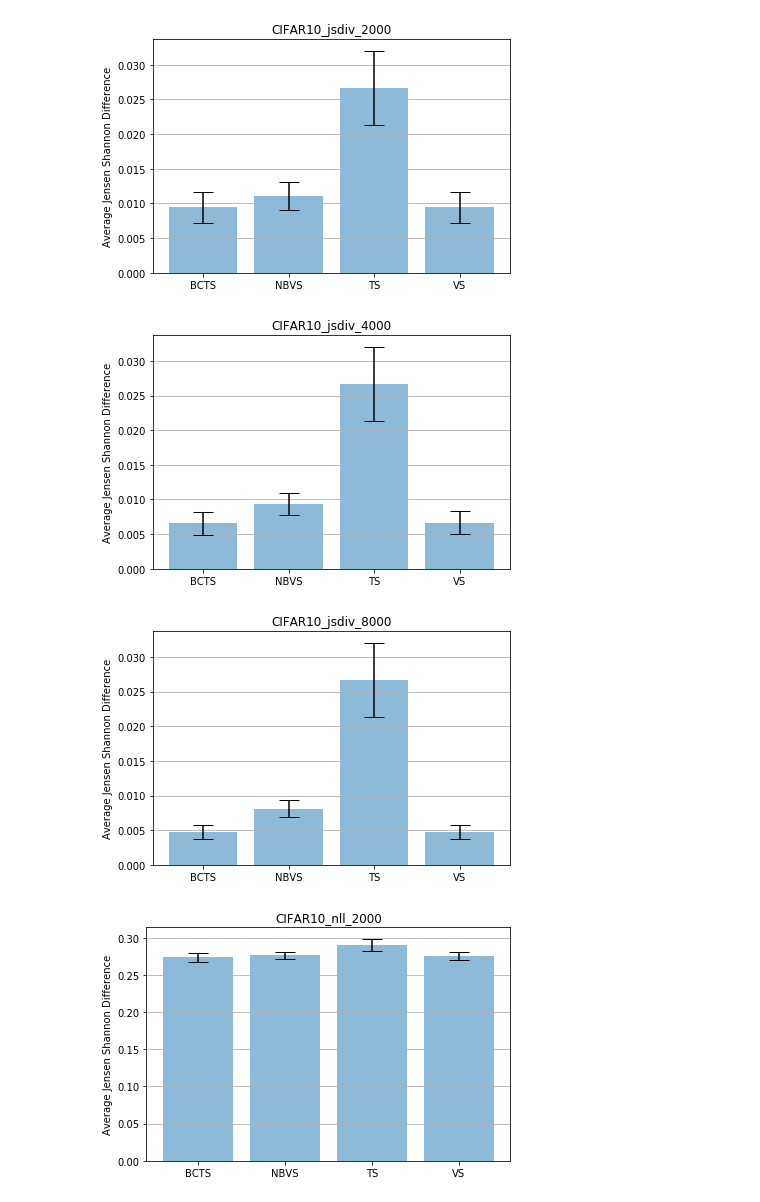
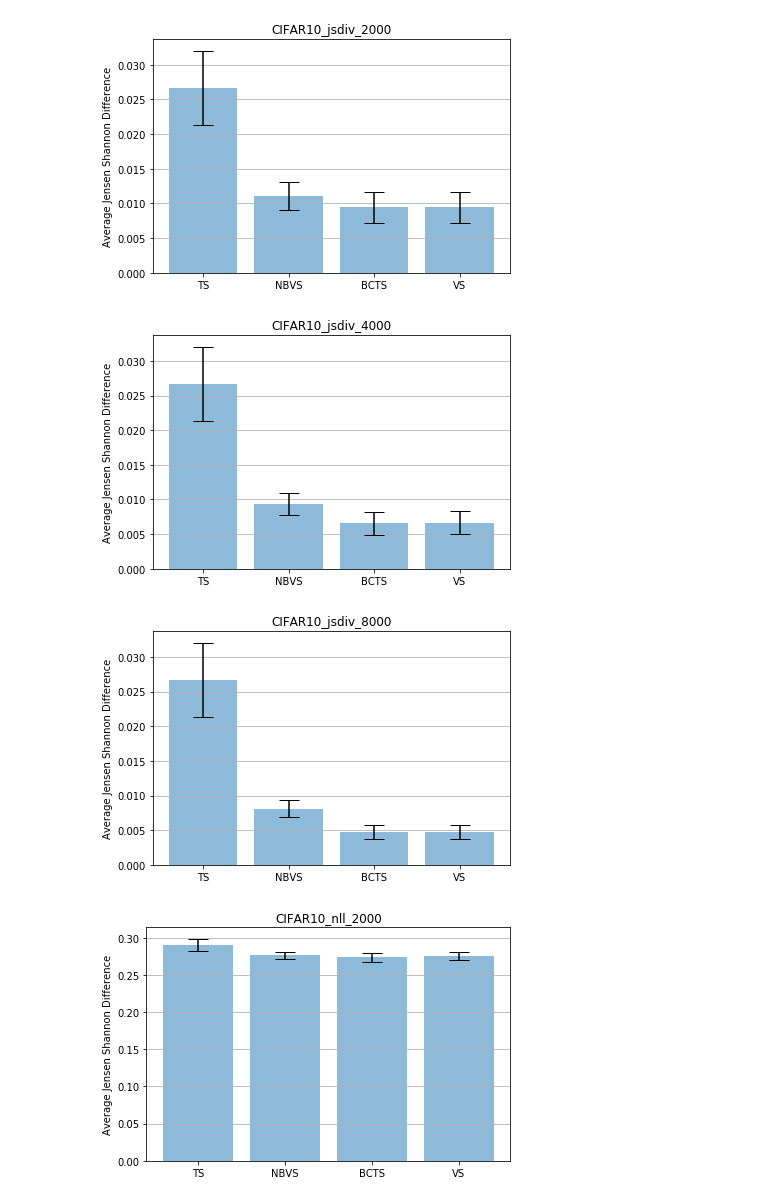
Before and after one commit to kundajelab/label_shift_experiments, a Jupyter notebook: cifar10/intro_plot.ipynb, the cells around one changed output. Drawn from its saved outputs; the diff is of its cells as text; code cells hidden in the pictures.

```diff
--- a/cifar10/intro_plot.ipynb
+++ b/cifar10/intro_plot.ipynb
@@ -22,7 +22,7 @@ metric_to_samplesize_to_calibname_to_unshiftedvals =\
     loaded_dicts['metric_to_samplesize_to_calibname_to_unshiftedvals']
 # %%
 x = np.arange(4)
-methods = ['BCTS', 'NBVS', 'TS', 'VS']
+methods = ['TS', 'NBVS', 'BCTS', 'VS']
 
 for metric in metric_to_samplesize_to_calibname_to_unshiftedvals:
     for size in metric_to_samplesize_to_calibname_to_unshiftedvals[metric]:
@@ -45,4 +45,4 @@ for metric in metric_to_samplesize_to_calibname_to_unshiftedvals:
-[figure, old version]
+[figure, new version]
-[figure, old version]
+[figure, new version]
-[figure, old version]
+[figure, new version]
-[figure, old version]
+[figure, new version]
```
Also changed, not shown: parts of 1 cell of this notebook.
